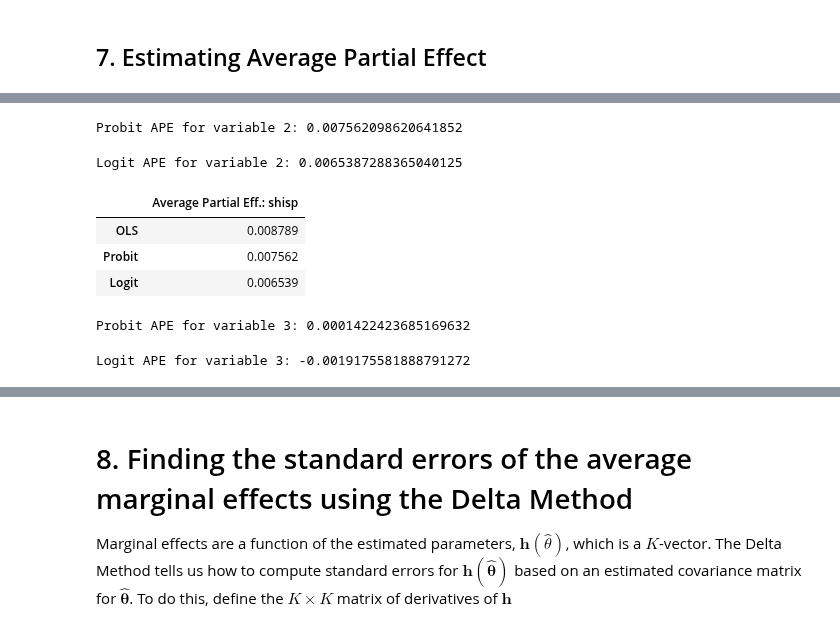
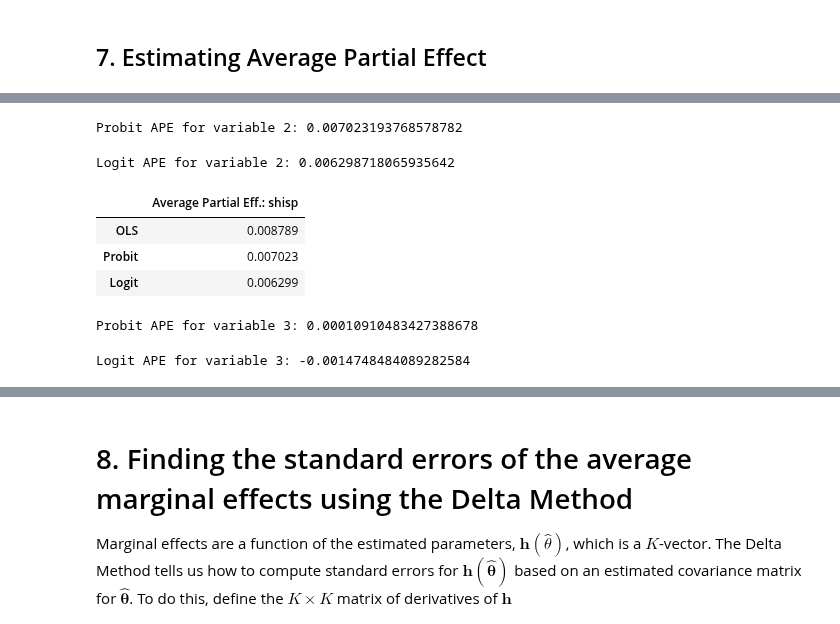
Before and after one commit to LucasJantunen/AdvMicroEconometrics, a Jupyter notebook: Project 3./project3.ipynb, the cells around one changed output, grey strips where cells are left out. Drawn from its saved outputs; the diff is of its cells as text; code cells hidden in the pictures.

```diff
--- a/Project 3./project3.ipynb
+++ b/Project 3./project3.ipynb
@@ -571,7 +571,7 @@ b_lg = logit_tab.theta.values
 # %%
 import numpy as np
 
-def average_partial_effect(x, beta, k, G):
+def average_partial_effect(x, beta, k, a, b, G):
     """
     Compute the average marginal effect of changing variable k from 0 to 1
     for any model with link function G.
@@ -601,6 +601,14 @@ def average_partial_effect(x, beta, k, G):
     X0[:, k] = 0
     X1[:, k] = 1
 
+    # Set the variable a to 0 always
+    X0[:, a] = 0
+    X1[:, a] = 0
+
+    # Set the variable b to 0 always
+    X0[:, b] = 0
+    X1[:, b] = 0
+
     # Compute predicted probabilities for each individual
     p0 = G(X0 @ beta)
     p1 = G(X1 @ beta)
@@ -647,57 +659,65 @@ ape_probit_hispanic = average_partial_effect(
     x=x,
     beta=b_pr,
     k=2,
+    a=1,
+    b=3,
     G=project3_probit.G,
 )
 
 print("Probit APE for variable 2:", ape_probit_hispanic)
 # %% [output]
-Probit APE for variable 2: 0.007562098620641852
+Probit APE for variable 2: 0.007023193768578782
 # %%
 ape_logit_hispanic = average_partial_effect(
     x=x,
     beta=b_lg,
     k=2,
+    a=1,
+    b=3,
     G=project3_logit.G
 )
 
 print("Logit APE for variable 2:", ape_logit_hispanic)
 # %% [output]
-Logit APE for variable 2: 0.0065387288365040125
+Logit APE for variable 2: 0.006298718065935642
 # %%
 k=2
 
-pd.DataFrame([ols_results['b_hat'][m],
+pd.DataFrame([ols_results['b_hat'][k],
               ape_probit_hispanic,
               ape_logit_hispanic],
              index=['OLS', 'Probit', 'Logit'], columns=[f'Average Partial Eff.: {x_label[k]}']).round(6)
 # %% [output]
 |  | Average Partial Eff.: shisp |
 | OLS | 0.008789 |
-| Probit | 0.007562 |
-| Logit | 0.006539 |
+| Probit | 0.007023 |
+| Logit | 0.006299 |
 # %%
 ape_probit_other = average_partial_effect(
     x=x,
     beta=b_pr,
     k=3,
+    a=1,
+    b=2,
     G=project3_probit.G,
 )
 
 print("Probit APE for variable 3:", ape_probit_other)
 # %% [output]
-Probit APE for variable 3: 0.0001422423685169632
+Probit APE for variable 3: 0.00010910483427388678
 # %%
 ape_logit_other = average_partial_effect(
     x=x,
     beta=b_lg,
     k=3,
+    a=1,
+    b=2,
     G=project3_logit.G
 )
 
 print("Logit APE for variable 3:", ape_logit_other)
 # %% [output]
-Logit APE for variable 3: -0.0019175581888791272
+Logit APE for variable 3: -0.0014748484089282584
 # %%
 k=3
 
```
Also changed, not shown: parts of 6 cells of this notebook.
